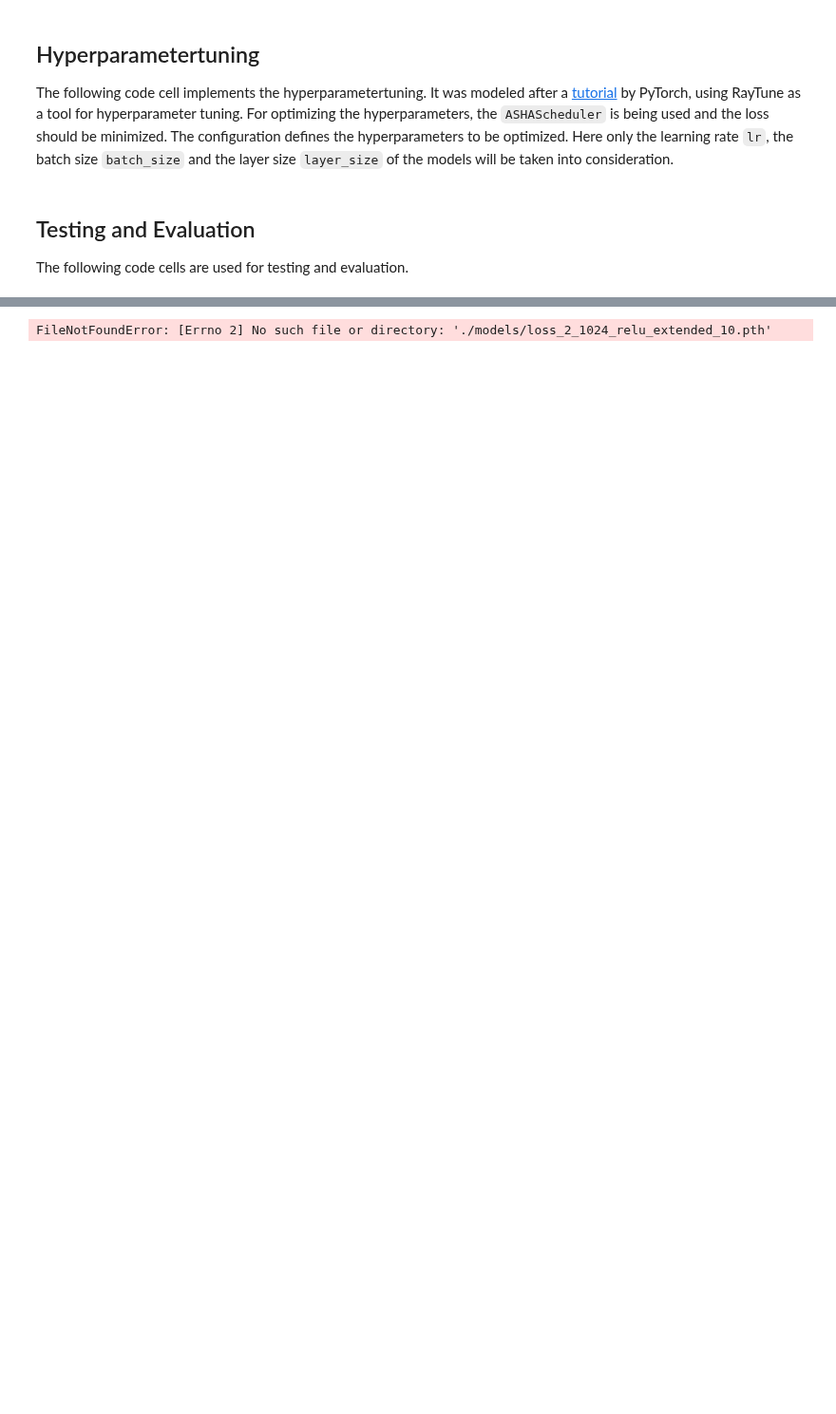
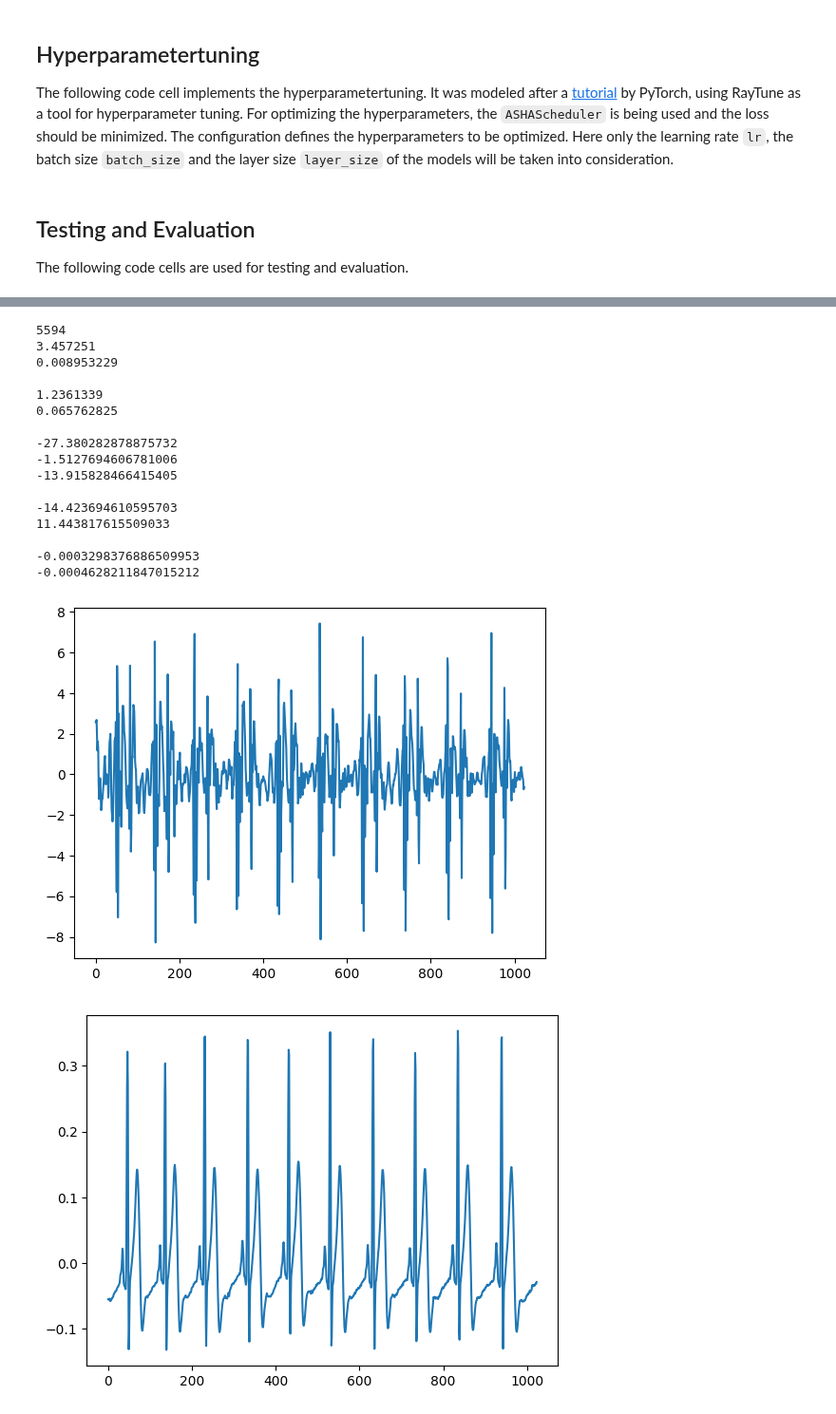
Before and after one commit to jonasburian/Bachelor-Thesis-Project, a Jupyter notebook: project.ipynb, the cells around one changed output, grey strips where cells are left out. Shown at 95% size. Saved outputs shown, nothing was run; the diff lists cells and outputs as text; code cells hidden in the pictures; blank space fills up the shorter version.

Commit message:
add ecg to datasets

```diff
--- a/project.ipynb
+++ b/project.ipynb
@@ -75,13 +76,13 @@ def normalize(clean, noise):
     x_concat = np.concatenate((clean, noise))
     min_val = np.min(x_concat)
     max_val = np.max(x_concat)
-    y_clean = (clean-min_val) / (max_val - min_val)
-    y_noise = (noise-min_val) / (max_val - min_val)
+    y_clean = 2 * (clean-min_val) / (max_val - min_val) - 1
+    y_noise = 2 * (noise-min_val) / (max_val - min_val) - 1
     return y_clean, y_noise, min_val, max_val
 
 def denormalize(clean, noise, min_val, max_val):
-    y_clean = max_val * clean - clean * min_val + min_val
-    y_noise = max_val * noise - noise * min_val + min_val
+    y_clean = (max_val * clean + max_val - clean * min_val + min_val) / 2
+    y_noise = (max_val * noise + max_val - noise * min_val + min_val) / 2
     return y_clean, y_noise
 
 def bandpass(input_signal):
@@ -281,13 +296,13 @@ class ToTensor:
 # %%
 # Loads the data and returns splitted test and train datasets
-def load_data(directory, datasets, transform):
-    dataset = SCGData(directory=directory, datasets=datasets, transform=transform)
+def load_data(directory, datasets, transform, ecg=False):
+    dataset = SCGData(directory=directory, datasets=datasets, transform=transform, ecg=ecg)
     train_size = int(0.8 * len(dataset))
     test_size = len(dataset) - train_size
     return torch.utils.data.random_split(dataset, [train_size, test_size])
 # %%
 # Imports the dataset and splits it into a train and test subset.
-train_dataset, test_dataset = load_data(directory=data_directory, datasets=['CEBS', 'D2'], transform=ToTensor())
+train_dataset, test_dataset = load_data(directory=data_directory, datasets=['D2'], transform=ToTensor(), ecg=True)
 # %% [markdown]
 ## Machine Learning Models
 # %%
@@ -389,7 +404,7 @@ class DeNoise2(nn.Module):
             nn.BatchNorm1d(1),
             nn.ELU(),
             nn.Conv1d(1, 1, 7, stride=1, padding='same'),
-            nn.ReLU()
+            nn.Tanh()
         )
 
 
@@ -954,9 +981,9 @@ TEST
 # %%
 model1 = DeNoise2(layer_size=256).to(device)
-model1.load_state_dict(torch.load(os.path.join(model_directory, 'loss_2_1024_relu_extended_10.pth')))
+model1.load_state_dict(torch.load(os.path.join(model_directory, 'model_2.pth')))
 
-model2 = DeNoise2(layer_size=256).to(device)
-model2.load_state_dict(torch.load(os.path.join(model_directory, 'loss_2_1024_relu_extended_5.pth')))
+model2 = DeNoise2(layer_size=128).to(device)
+# model2.load_state_dict(torch.load(os.path.join(model_directory, 'loss_2_1024_relu_extended_5.pth')))
 
 model1.eval()
 model2.eval()
@@ -970,8 +997,8 @@ with torch.no_grad():
     clean = test_dataset[i][1]
 
     clean, noise, min_val, max_val = normalize(clean, noise)
-    clean = clean.reshape(-1, 1, segment_size_samples).to(device)
-    noise = noise.reshape(-1, 1, segment_size_samples).to(device)
+    clean = clean.reshape(-1, 1, segment_size_samples).to(device, dtype=torch.float)
+    noise = noise.reshape(-1, 1, segment_size_samples).to(device, dtype=torch.float)
 
     predicted = model1(noise).to('cpu').reshape(segment_size_samples).numpy()
     predicted2 = model2(noise).to('cpu').reshape(segment_size_samples).numpy()
@@ -990,35 +1017,52 @@ with torch.no_grad():
     print(mse(clean, predicted))
     print()
 
     print(mae(clean, noise))
     print(mae(clean, predicted))
     print()
 
     print(snr(clean, noise))
     print(snr(clean, predicted))
     print(snr(clean, predicted2))
     print()
 
     print(psnr(clean, noise))
     print(psnr(clean, predicted))
     print()
 
     print(xcorr(clean, noise))
     print(xcorr(clean, predicted))
     print()
 
     time_from = 0
     time_to = 1024
 
-    plt.plot(range(time_to)[time_from:time_to], bandpass(noise)[time_from:time_to])
+    plt.plot(range(time_to)[time_from:time_to], noise[time_from:time_to])
     plt.show()
-    plt.plot(range(time_to)[time_from:time_to], bandpass(clean)[time_from:time_to])
+    plt.plot(range(time_to)[time_from:time_to], clean[time_from:time_to])
     plt.show()
-    plt.plot(range(time_to)[time_from:time_to], bandpass(predicted)[time_from:time_to])
+    plt.plot(range(time_to)[time_from:time_to], predicted[time_from:time_to])
     plt.show()
-    plt.plot(range(time_to)[time_from:time_to], bandpass(predicted2)[time_from:time_to])
+    plt.plot(range(time_to)[time_from:time_to], predicted2[time_from:time_to])
     plt.show()
 
     torch.cuda.empty_cache()
 # %% [output]
-FileNotFoundError: [Errno 2] No such file or directory: './models/loss_2_1024_relu_extended_10.pth'
+5594
+3.457251
+0.008953229
+
+1.2361339
+0.065762825
+
+-27.380282878875732
+-1.5127694606781006
+-13.915828466415405
+
+-14.423694610595703
+11.443817615509033
+
+-0.0003298376886509953
+-0.0004628211847015212
+[figure, added]
+[figure, added]
```
Also changed, not shown: parts of 16 cells of this notebook.
